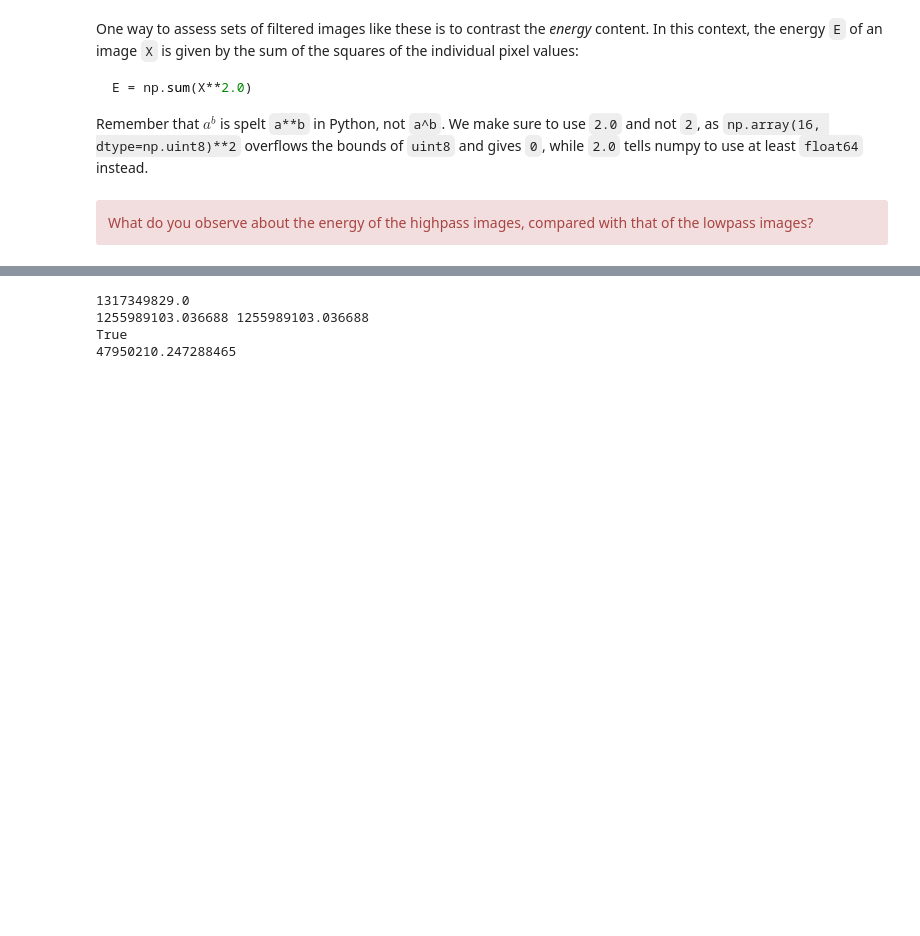
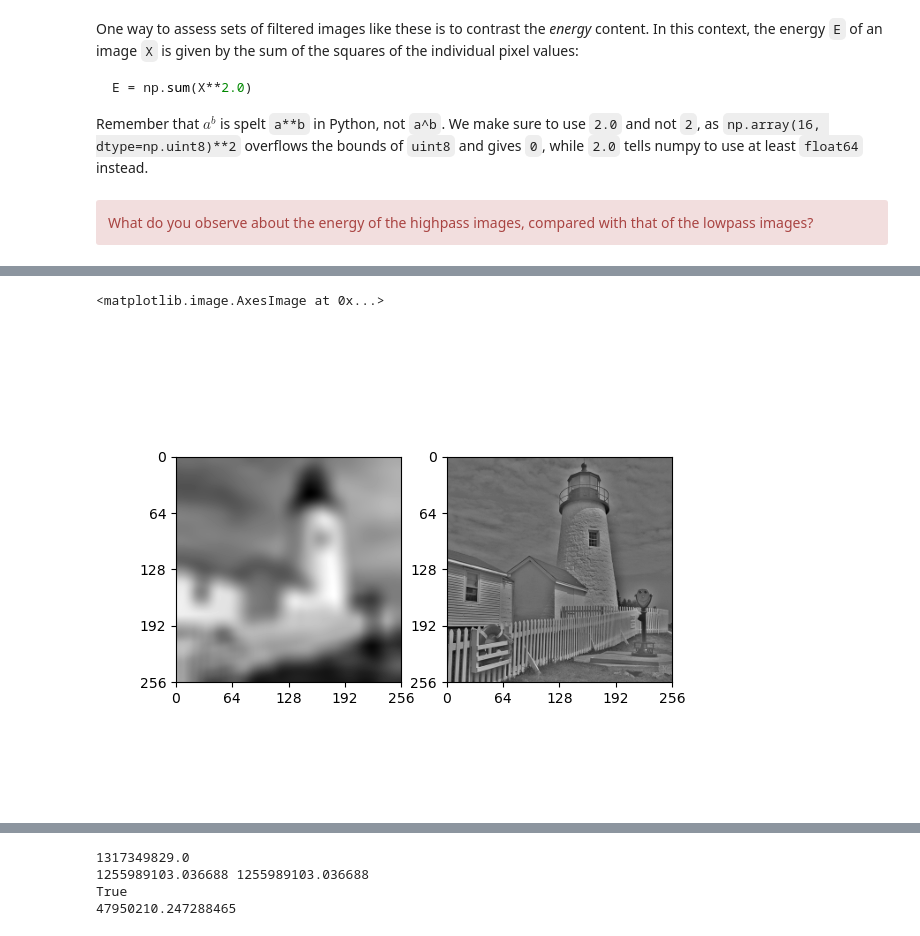
Before and after one commit to jet-tong/cued_sf2_lab, a Jupyter notebook: 5-simple-image-filtering.ipynb, the cells around one changed output, grey strips where cells are left out. Saved outputs shown, nothing was run; the diff lists cells and outputs as text; code cells hidden in the pictures; blank space fills up the shorter version.

```diff
--- a/5-simple-image-filtering.ipynb
+++ b/5-simple-image-filtering.ipynb
@@ -239,0 +253,9 @@ What do you observe about the energy of the highpass images, compared with that
+# %%
+X_30 = convse(convse(X.T,h_30).T,h_30)
+X_30_high = X - X_30
+fig, axs = plt.subplots(1,2)
+plot_image(X_30, ax=axs[0])
+plot_image(X_30_high, ax=axs[1])
+# %% [output]
+<matplotlib.image.AxesImage at 0x...>
+[figure, added]
```
Also changed, not shown: parts of 5 cells of this notebook.
